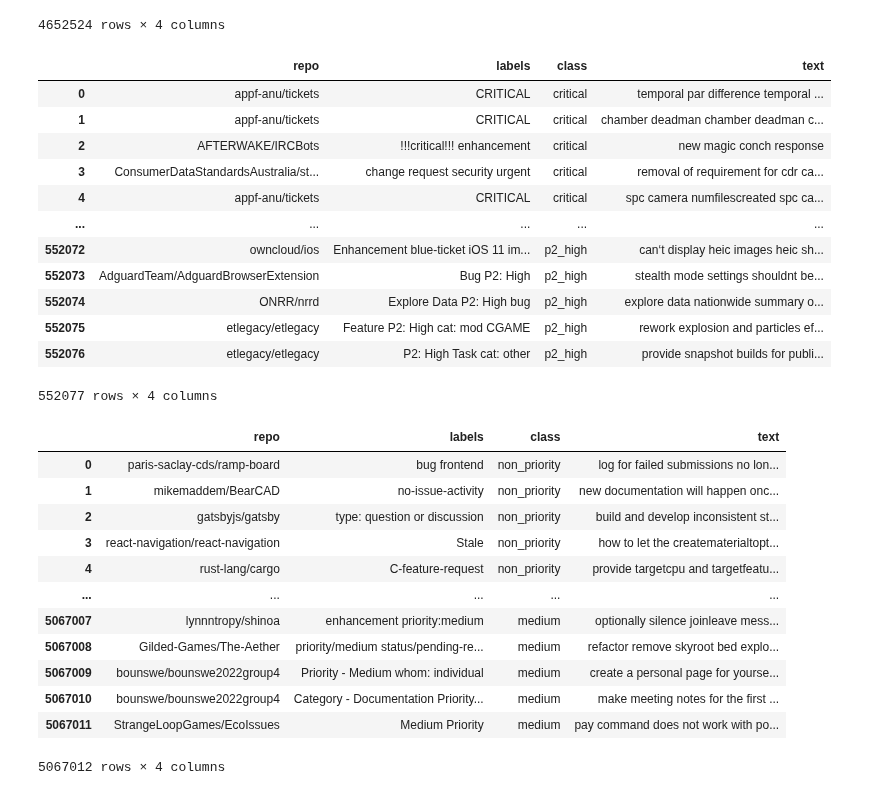
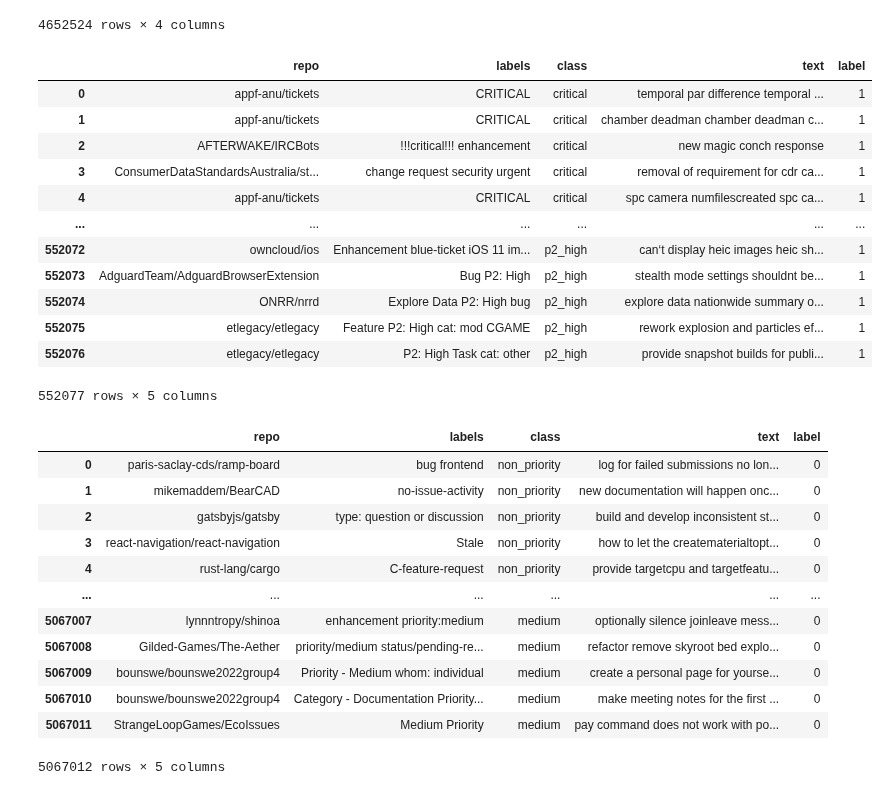
Before and after one commit to Kristmh/thesis_code, a Jupyter notebook: priority/dataset_creation/more_high/06_create_high_vs_rest_dataset.ipynb, the cells around one changed output. Cells and saved outputs as stored; diff of their text form; code cells hidden in the pictures.

Commit message:
feat: create high vs rest github dataset. Csv stored on edu cloud.

```diff
--- a/priority/dataset_creation/more_high/06_create_high_vs_rest_dataset.ipynb
+++ b/priority/dataset_creation/more_high/06_create_high_vs_rest_dataset.ipynb
@@ -433,35 +432,37 @@ non_priority
 4652524 rows × 4 columns
 # %%
 high_priority = pd.concat([critical, high, p2_high], ignore_index=True)
+high_priority["label"] = 1
 high_priority
 # %% [output]
-|  | repo | labels | class | text |
-| 0 | appf-anu/tickets | CRITICAL | critical | temporal par difference temporal ... |
-| 1 | appf-anu/tickets | CRITICAL | critical | chamber deadman chamber deadman c... |
-| 2 | AFTERWAKE/IRCBots | !!!critical!!! enhancement | critical | new magic conch response |
-| 3 | ConsumerDataStandardsAustralia/st... | change request security urgent | critical | removal of requirement for cdr ca... |
-| 4 | appf-anu/tickets | CRITICAL | critical | spc camera numfilescreated spc ca... |
-| ... | ... | ... | ... | ... |
-| 552072 | owncloud/ios | Enhancement blue-ticket iOS 11 im... | p2_high | can‘t display heic images heic sh... |
-| 552073 | AdguardTeam/AdguardBrowserExtension | Bug P2: High | p2_high | stealth mode settings shouldnt be... |
-| 552074 | ONRR/nrrd | Explore Data P2: High bug | p2_high | explore data nationwide summary o... |
-| 552075 | etlegacy/etlegacy | Feature P2: High cat: mod CGAME | p2_high | rework explosion and particles ef... |
-| 552076 | etlegacy/etlegacy | P2: High Task cat: other | p2_high | provide snapshot builds for publi... |
+|  | repo | labels | class | text | label |
+| 0 | appf-anu/tickets | CRITICAL | critical | temporal par difference temporal ... | 1 |
+| 1 | appf-anu/tickets | CRITICAL | critical | chamber deadman chamber deadman c... | 1 |
+| 2 | AFTERWAKE/IRCBots | !!!critical!!! enhancement | critical | new magic conch response | 1 |
+| 3 | ConsumerDataStandardsAustralia/st... | change request security urgent | critical | removal of requirement for cdr ca... | 1 |
+| 4 | appf-anu/tickets | CRITICAL | critical | spc camera numfilescreated spc ca... | 1 |
+| ... | ... | ... | ... | ... | ... |
+| 552072 | owncloud/ios | Enhancement blue-ticket iOS 11 im... | p2_high | can‘t display heic images heic sh... | 1 |
+| 552073 | AdguardTeam/AdguardBrowserExtension | Bug P2: High | p2_high | stealth mode settings shouldnt be... | 1 |
+| 552074 | ONRR/nrrd | Explore Data P2: High bug | p2_high | explore data nationwide summary o... | 1 |
+| 552075 | etlegacy/etlegacy | Feature P2: High cat: mod CGAME | p2_high | rework explosion and particles ef... | 1 |
+| 552076 | etlegacy/etlegacy | P2: High Task cat: other | p2_high | provide snapshot builds for publi... | 1 |
-552077 rows × 4 columns
+552077 rows × 5 columns
 # %%
 rest = pd.concat([non_priority, low, medium], ignore_index=True)
+rest["label"] = 0
 rest
 # %% [output]
-|  | repo | labels | class | text |
-| 0 | paris-saclay-cds/ramp-board | bug frontend | non_priority | log for failed submissions no lon... |
-| 1 | mikemaddem/BearCAD | no-issue-activity | non_priority | new documentation will happen onc... |
-| 2 | gatsbyjs/gatsby | type: question or discussion | non_priority | build and develop inconsistent st... |
-| 3 | react-navigation/react-navigation | Stale | non_priority | how to let the creatematerialtopt... |
-| 4 | rust-lang/cargo | C-feature-request | non_priority | provide targetcpu and targetfeatu... |
-| ... | ... | ... | ... | ... |
-| 5067007 | lynnntropy/shinoa | enhancement priority:medium | medium | optionally silence joinleave mess... |
-| 5067008 | Gilded-Games/The-Aether | priority/medium status/pending-re... | medium | refactor remove skyroot bed explo... |
-| 5067009 | bounswe/bounswe2022group4 | Priority - Medium whom: individual | medium | create a personal page for yourse... |
-| 5067010 | bounswe/bounswe2022group4 | Category - Documentation Priority... | medium | make meeting notes for the first ... |
-| 5067011 | StrangeLoopGames/EcoIssues | Medium Priority | medium | pay command does not work with po... |
+|  | repo | labels | class | text | label |
+| 0 | paris-saclay-cds/ramp-board | bug frontend | non_priority | log for failed submissions no lon... | 0 |
+| 1 | mikemaddem/BearCAD | no-issue-activity | non_priority | new documentation will happen onc... | 0 |
+| 2 | gatsbyjs/gatsby | type: question or discussion | non_priority | build and develop inconsistent st... | 0 |
+| 3 | react-navigation/react-navigation | Stale | non_priority | how to let the creatematerialtopt... | 0 |
+| 4 | rust-lang/cargo | C-feature-request | non_priority | provide targetcpu and targetfeatu... | 0 |
+| ... | ... | ... | ... | ... | ... |
+| 5067007 | lynnntropy/shinoa | enhancement priority:medium | medium | optionally silence joinleave mess... | 0 |
+| 5067008 | Gilded-Games/The-Aether | priority/medium status/pending-re... | medium | refactor remove skyroot bed explo... | 0 |
+| 5067009 | bounswe/bounswe2022group4 | Priority - Medium whom: individual | medium | create a personal page for yourse... | 0 |
+| 5067010 | bounswe/bounswe2022group4 | Category - Documentation Priority... | medium | make meeting notes for the first ... | 0 |
+| 5067011 | StrangeLoopGames/EcoIssues | Medium Priority | medium | pay command does not work with po... | 0 |
-5067012 rows × 4 columns
+5067012 rows × 5 columns
```
Also changed, not shown: parts of 4 cells of this notebook.
